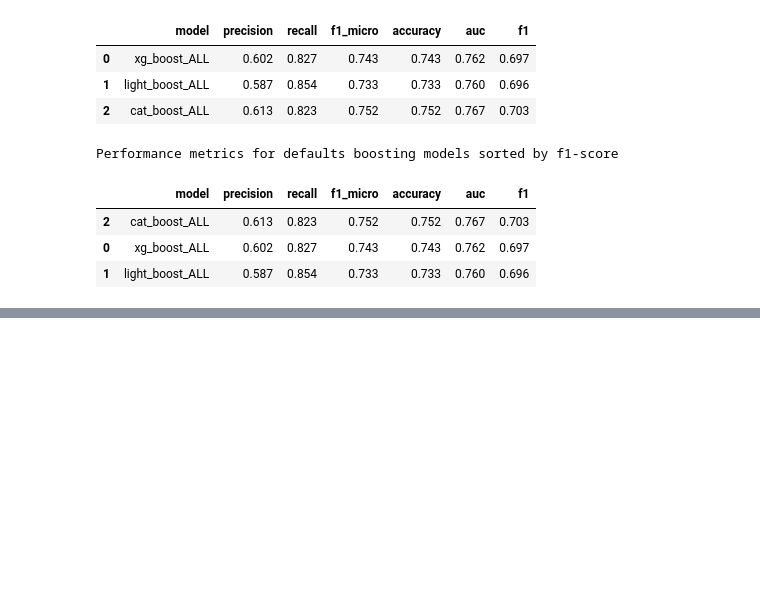
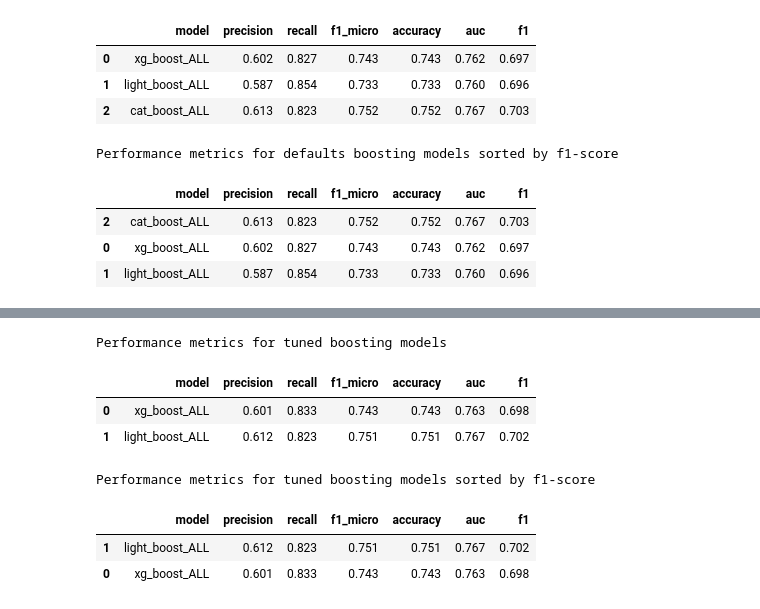
Before and after one commit to achmand/aml-crypto-graph, a Jupyter notebook: src/2.4_experiment_results.ipynb, the cells around one changed output, grey strips where cells are left out. Drawn from its saved outputs; the diff is of its cells as text; code cells hidden in the pictures; blank space fills up the shorter version.

```diff
--- a/src/2.4_experiment_results.ipynb
+++ b/src/2.4_experiment_results.ipynb
@@ -121,0 +138,18 @@ Performance metrics for defaults boosting models sorted by f1-score
+# %%
+# dataframe with all the perfomance metrics
+print("Performance metrics for tuned boosting models")
+tuned_metrics_df = results_table(tuned_results)
+display(tuned_metrics_df)
+
+# sorted by f1 score/home/delinvas/repos/aml-crypto-graph/src/cryptoaml/datareader/_elliptic_dr.py
+print("Performance metrics for tuned boosting models sorted by f1-score")
+display(tuned_metrics_df.sort_values("f1", ascending=False))
+# %% [output]
+Performance metrics for tuned boosting models
+|  | model | precision | recall | f1_micro | accuracy | auc | f1 |
+| 0 | xg_boost_ALL | 0.601 | 0.833 | 0.743 | 0.743 | 0.763 | 0.698 |
+| 1 | light_boost_ALL | 0.612 | 0.823 | 0.751 | 0.751 | 0.767 | 0.702 |
+Performance metrics for tuned boosting models sorted by f1-score
+|  | model | precision | recall | f1_micro | accuracy | auc | f1 |
+| 1 | light_boost_ALL | 0.612 | 0.823 | 0.751 | 0.751 | 0.767 | 0.702 |
+| 0 | xg_boost_ALL | 0.601 | 0.833 | 0.743 | 0.743 | 0.763 | 0.698 |
```
Also changed, not shown: parts of 6 cells of this notebook, 6 other files.
